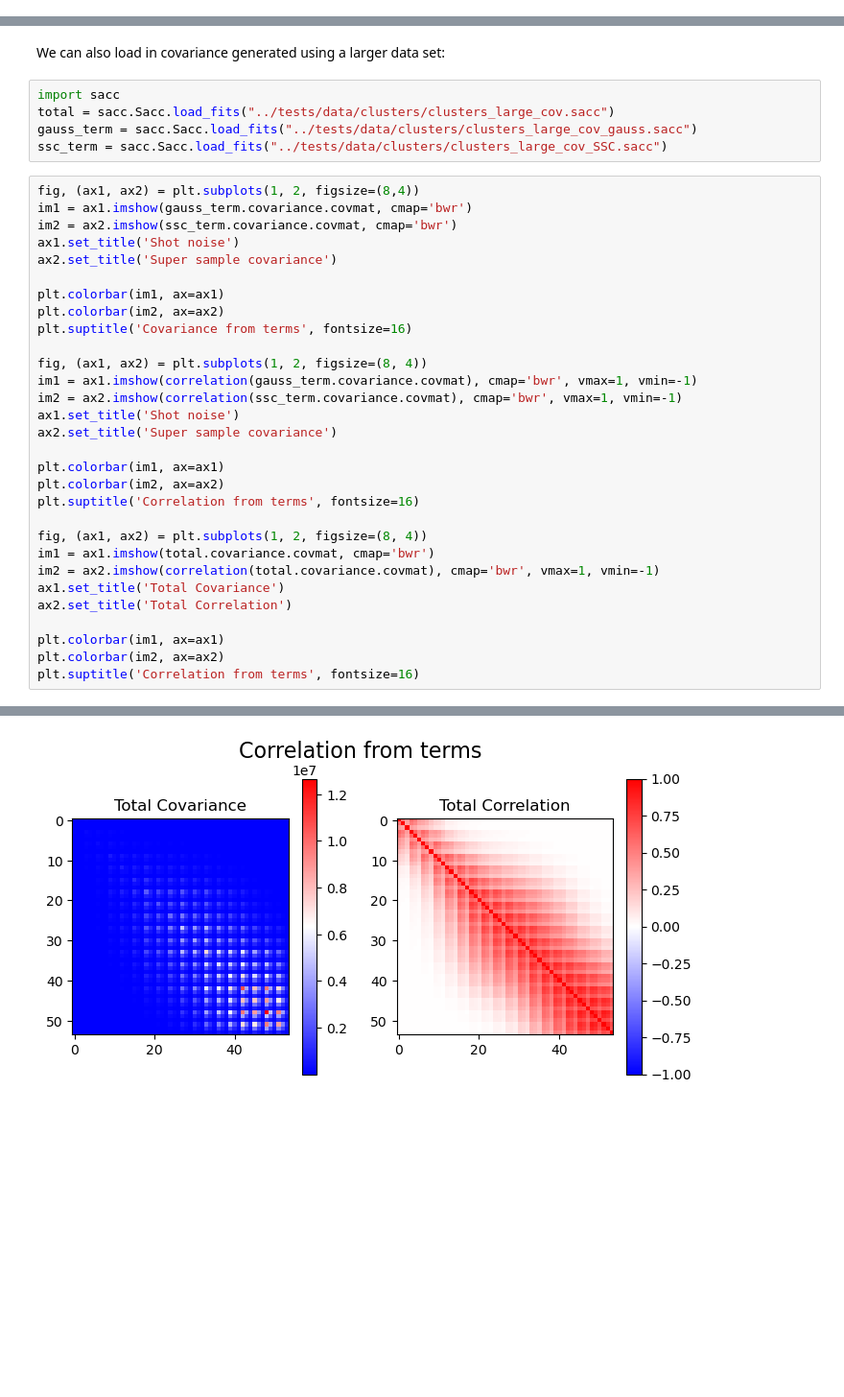
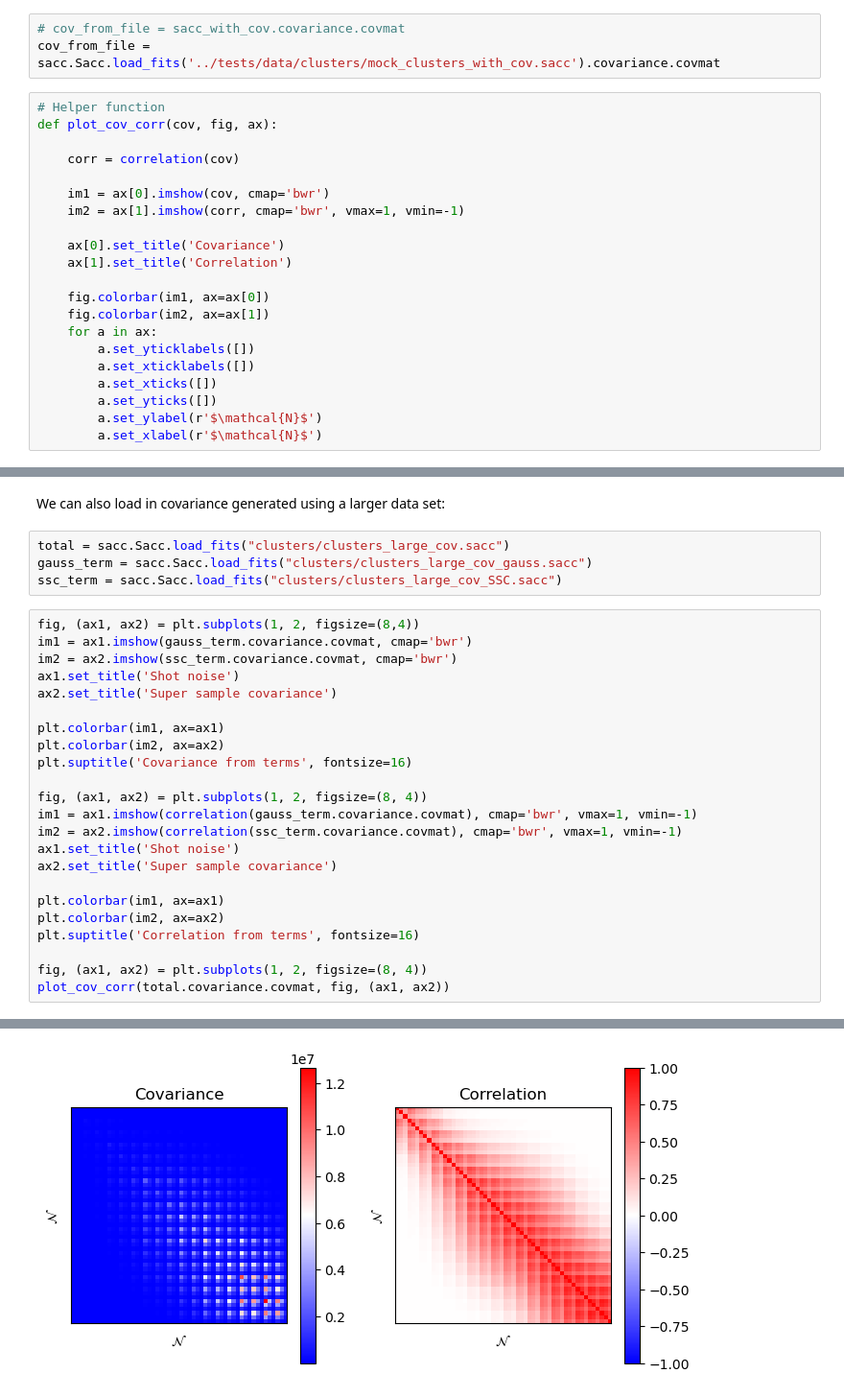
Before and after one commit to LSSTDESC/TJPCov, a Jupyter notebook: examples/cluster_count_covariance.ipynb, the cells around one changed output, grey strips where cells are left out. Shown at 96% size. Cells and saved outputs as stored; diff of their text form; blank space fills up the shorter version.

Commit message:
Adding small plot helpers to the NB

```diff
--- a/examples/cluster_count_covariance.ipynb
+++ b/examples/cluster_count_covariance.ipynb
@@ -71,2 +70,26 @@ corr = correlation(cov_from_file)
+# %%
+# cov_from_file = sacc_with_cov.covariance.covmat
+cov_from_file = sacc.Sacc.load_fits('../tests/data/clusters/mock_clusters_with_cov.sacc').covariance.covmat
+# %%
+# Helper function
+def plot_cov_corr(cov, fig, ax):
+
+    corr = correlation(cov)
+
+    im1 = ax[0].imshow(cov, cmap='bwr')
+    im2 = ax[1].imshow(corr, cmap='bwr', vmax=1, vmin=-1)
+
+    ax[0].set_title('Covariance')
+    ax[1].set_title('Correlation')
+
+    fig.colorbar(im1, ax=ax[0])
+    fig.colorbar(im2, ax=ax[1])
+    for a in ax:
+        a.set_yticklabels([])
+        a.set_xticklabels([])
+        a.set_xticks([])
+        a.set_yticks([])
+        a.set_ylabel(r'$\mathcal{N}$')
+        a.set_xlabel(r'$\mathcal{N}$')
 # %% [markdown]
 Below we show the covariance and correlation
@@ -118,10 +134,9 @@ Text(0.5, 0.98, 'Covariance from terms')
 # %% [markdown]
 We can also load in covariance generated using a larger data set:
 # %%
-import sacc
-total = sacc.Sacc.load_fits("../tests/data/clusters/clusters_large_cov.sacc")
-gauss_term = sacc.Sacc.load_fits("../tests/data/clusters/clusters_large_cov_gauss.sacc")
-ssc_term = sacc.Sacc.load_fits("../tests/data/clusters/clusters_large_cov_SSC.sacc")
+total = sacc.Sacc.load_fits("clusters/clusters_large_cov.sacc")
+gauss_term = sacc.Sacc.load_fits("clusters/clusters_large_cov_gauss.sacc")
+ssc_term = sacc.Sacc.load_fits("clusters/clusters_large_cov_SSC.sacc")
 # %%
 fig, (ax1, ax2) = plt.subplots(1, 2, figsize=(8,4))
 im1 = ax1.imshow(gauss_term.covariance.covmat, cmap='bwr')
@@ -144,12 +159,5 @@ plt.colorbar(im2, ax=ax2)
 plt.suptitle('Correlation from terms', fontsize=16)
 
 fig, (ax1, ax2) = plt.subplots(1, 2, figsize=(8, 4))
-im1 = ax1.imshow(total.covariance.covmat, cmap='bwr')
-im2 = ax2.imshow(correlation(total.covariance.covmat), cmap='bwr', vmax=1, vmin=-1)
-ax1.set_title('Total Covariance')
-ax2.set_title('Total Correlation')
-
-plt.colorbar(im1, ax=ax1)
-plt.colorbar(im2, ax=ax2)
-plt.suptitle('Correlation from terms', fontsize=16)
+plot_cov_corr(total.covariance.covmat, fig, (ax1, ax2))
 # %% [output]
@@ -157,3 +164,3 @@ Text(0.5, 0.98, 'Correlation from terms')
 [figure]
 [figure]
-[figure, old version]
+[figure, new version]
```
Also changed, not shown: parts of 5 cells of this notebook.
